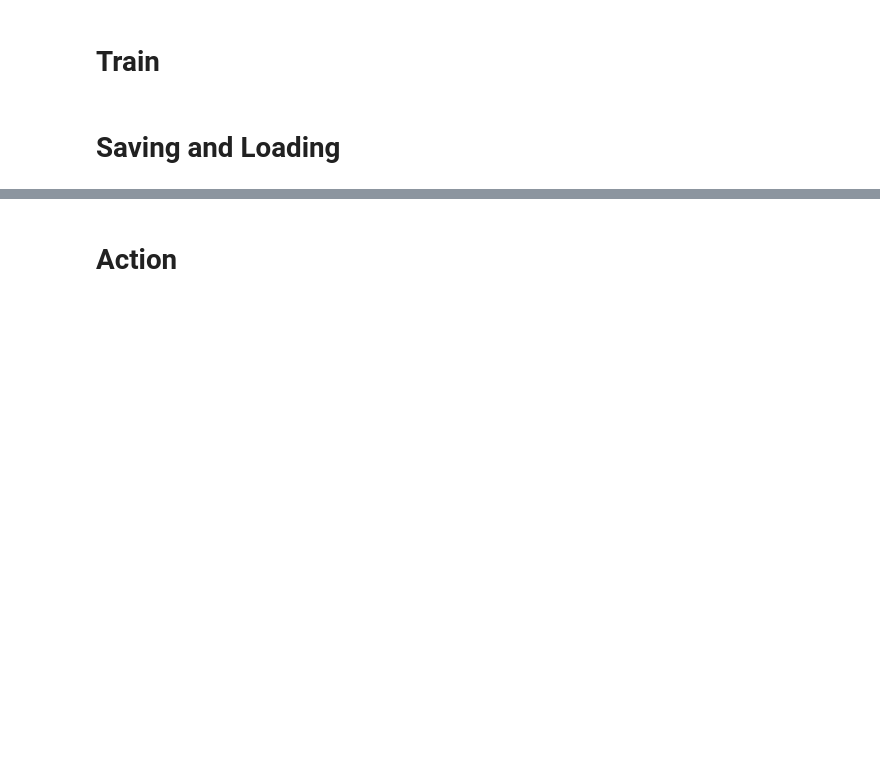
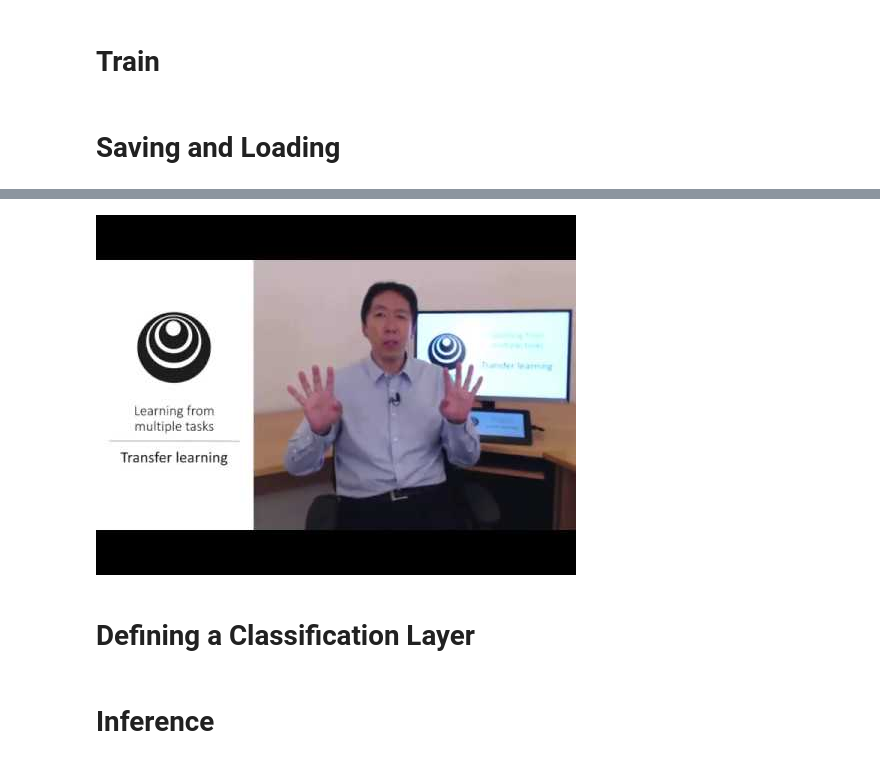
Before and after one commit to Clemson-AI/Intro, a Jupyter notebook: Intro_to_Deep_Learning_CAI.ipynb, the cells around one changed output, grey strips where cells are left out. Cells and saved outputs as stored; diff of their text form; code cells hidden in the pictures; blank space fills up the shorter version.

```diff
--- a/Intro_to_Deep_Learning_CAI.ipynb
+++ b/Intro_to_Deep_Learning_CAI.ipynb
@@ -193,0 +329,9 @@ vgg16
+# %%
+# Embed youtube video
+from IPython.display import YouTubeVideo, display
+video = YouTubeVideo("yofjFQddwHE", width=500)
+display(video)
+# %% [output]
+[figure, added]
+# %% [markdown]
+# Defining a Classification Layer
@@ -194,2 +352,2 @@ vgg16
 # %% [markdown]
-# Action
+# Inference
```
Also changed, not shown: parts of 68 cells of this notebook.
